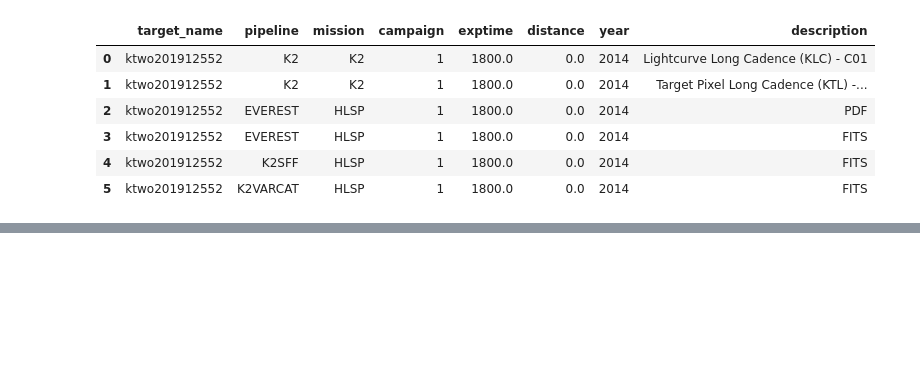
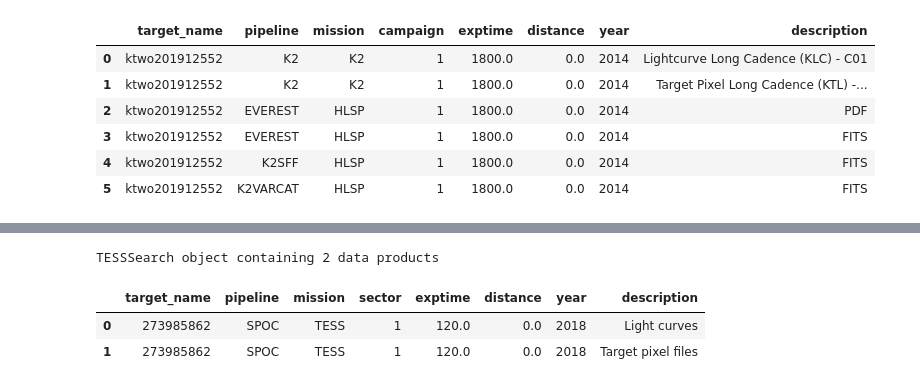
Before and after one commit to lightkurve/lksearch, a Jupyter notebook: docs/tutorials/Example_searches.ipynb, the cells around one changed output, grey strips where cells are left out. Saved outputs shown, nothing was run; the diff lists cells and outputs as text; code cells hidden in the pictures; blank space fills up the shorter version.

```diff
--- a/docs/tutorials/Example_searches.ipynb
+++ b/docs/tutorials/Example_searches.ipynb
@@ -308,0 +347,8 @@ K2Search object containing 6 data products
+# %%
+res = TESSSearch("TIC 273985862", pipeline="SPOC", sector=1)#.download()
+res
+# %% [output]
+TESSSearch object containing 2 data products
+|  | target_name | pipeline | mission | sector | exptime | distance | year | description |
+| 0 | 273985862 | SPOC | TESS | 1 | 120.0 | 0.0 | 2018 | Light curves |
+| 1 | 273985862 | SPOC | TESS | 1 | 120.0 | 0.0 | 2018 | Target pixel files |
```
Also changed, not shown: parts of 6 cells of this notebook, 2 other files.
